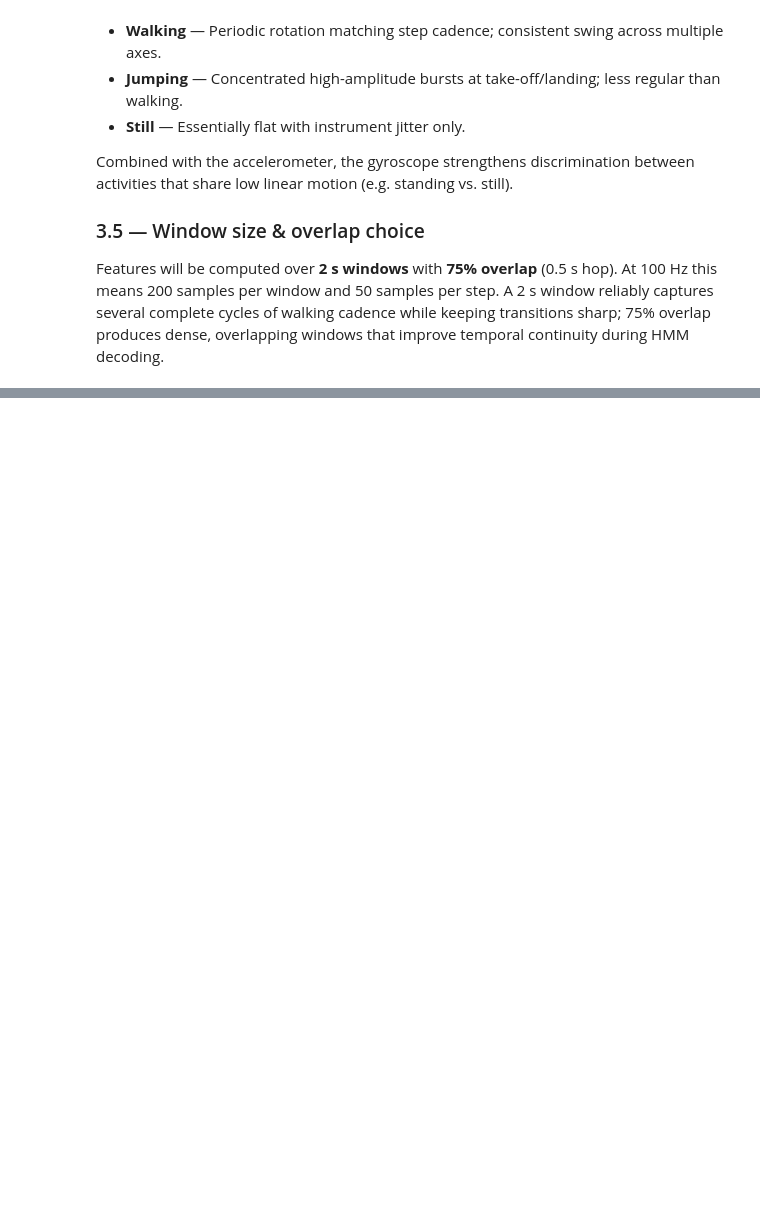
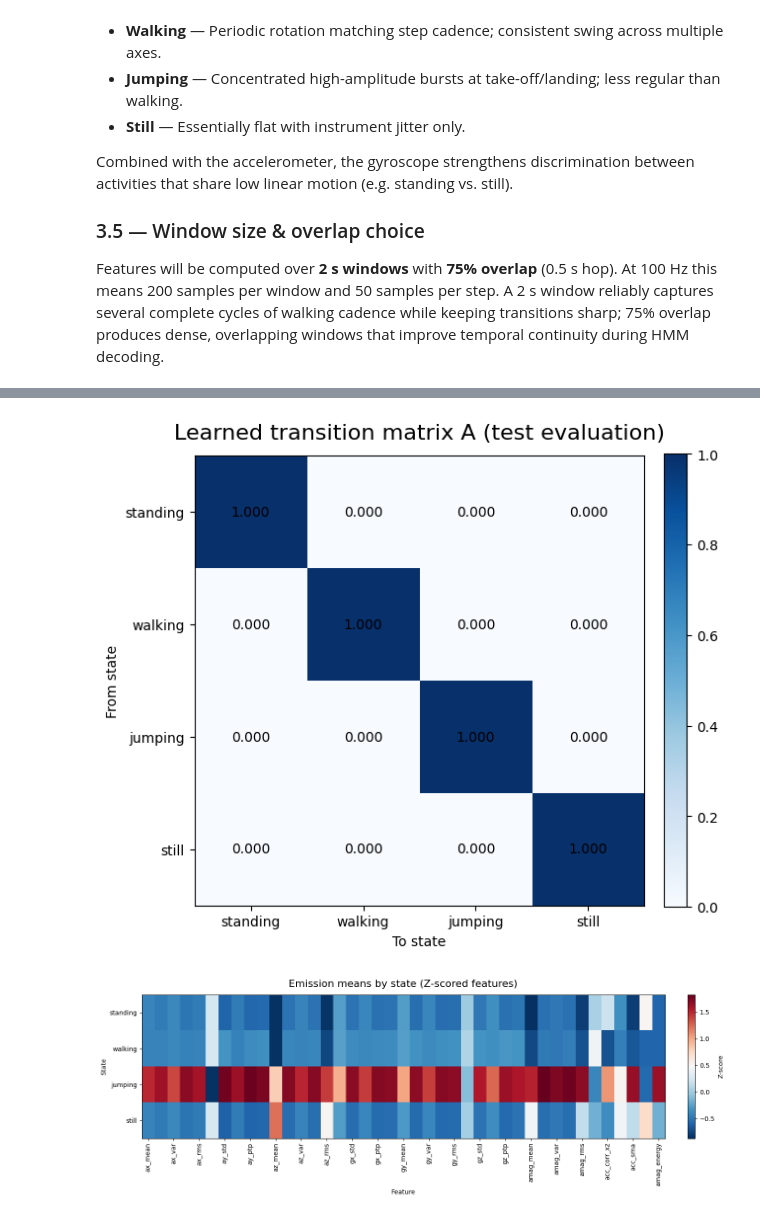
Before and after one commit to mugishasam123/formative2-hmm, a Jupyter notebook: notebooks/formative2-hmm.ipynb, the cells around one changed output, grey strips where cells are left out. Cells and saved outputs as stored; diff of their text form; code cells hidden in the pictures; blank space fills up the shorter version.

Commit message:
add model training and implemntation methods  in notebook

```diff
--- a/notebooks/formative2-hmm.ipynb
+++ b/notebooks/formative2-hmm.ipynb
@@ -590,0 +676,11 @@ Hop     = 0.50 s  |  200 samples/window,  50 samples/hop  @ 100 Hz
+# %%
+# Baum–Welch EM: stop when log-likelihood gain < 1e-3 or after 25 iterations
+params_em, loglik_history = baum_welch_em(train_norm, feat_cols, params_init, max_iter=25, tol=1e-3)
+print(f"EM converged in {len(loglik_history)} iterations; final log-likelihood: {loglik_history[-1]:.2f}")
+
+# Decode again with refined parameters
+train_dec_em = viterbi_decode_sequences(train_norm, feat_cols, params_em)
+test_dec_em = viterbi_decode_sequences(test_norm, feat_cols, params_em)
+_, acc_train_em = per_class_metrics(build_confusion_matrix(train_dec_em)[0])
+_, acc_test_em = per_class_metrics(build_confusion_matrix(test_dec_em)[0])
+print(f"After Baum–Welch — Train accuracy: {acc_train_em:.3f}, Test accuracy: {acc_test_em:.3f}")
@@ -590,0 +699,16 @@ Hop     = 0.50 s  |  200 samples/window,  50 samples/hop  @ 100 Hz
+# %%
+# Use EM-trained params for final evaluation (or params_init for baseline)
+params_eval = params_em
+test_dec_eval = viterbi_decode_sequences(test_norm, feat_cols, params_eval)
+
+cm_test, state_labels = build_confusion_matrix(test_dec_eval)
+metrics_df, overall_acc = per_class_metrics(cm_test)
+
+# Add sample counts per activity (from test set)
+n_per_activity = test_dec_eval.groupby("activity").size().reindex(state_labels, fill_value=0)
+metrics_df["n_samples"] = [n_per_activity[a] for a in state_labels]
+
+# Rubric table: State (Activity), Number of Samples, Sensitivity, Specificity, Overall Accuracy
+metrics_df["overall_accuracy"] = overall_acc
+display(metrics_df[["activity", "n_samples", "sensitivity", "specificity", "overall_accuracy"]])
+print(f"Overall accuracy (test): {overall_acc:.3f}")
@@ -590,0 +722,12 @@ Hop     = 0.50 s  |  200 samples/window,  50 samples/hop  @ 100 Hz
+# %%
+# Transition matrix heatmap
+show_transition_heatmap(params_eval["A"], title="Learned transition matrix A (test evaluation)")
+
+# Emission means heatmap (how each state’s mean differs across features)
+show_emission_heatmap(params_eval["means"], feat_cols, title="Emission means by state (Z-scored features)")
+
+# Confusion matrix on test set
+show_confusion_matrix(cm_test, state_labels, title="Confusion matrix — test set (unseen data)")
+# %% [output]
+[figure, added]
+[figure, added]
```
Also changed, not shown: parts of 22 cells of this notebook.
